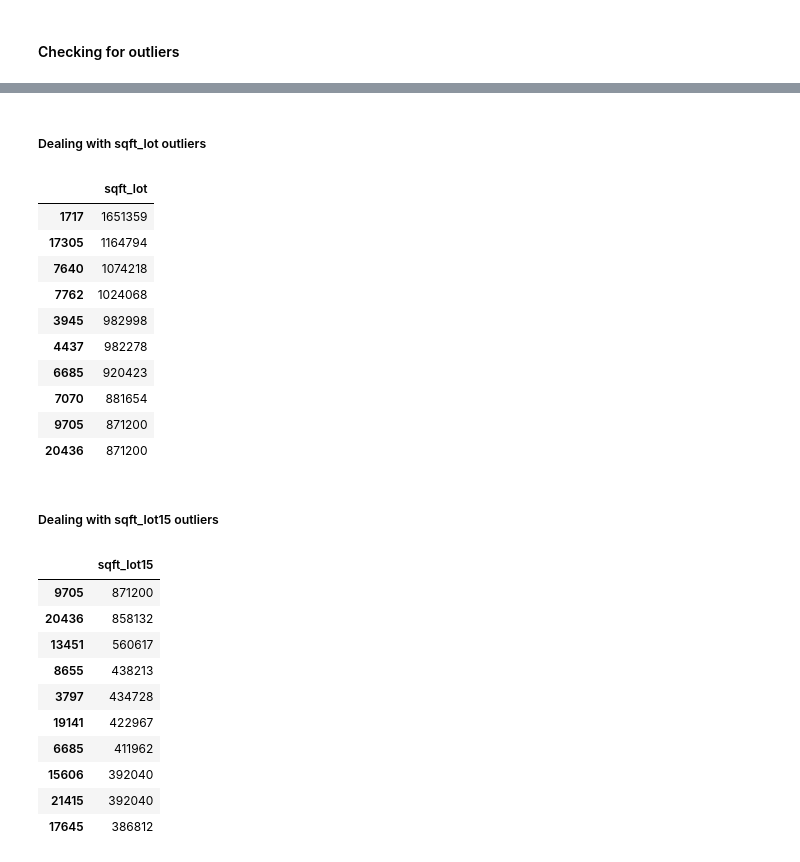
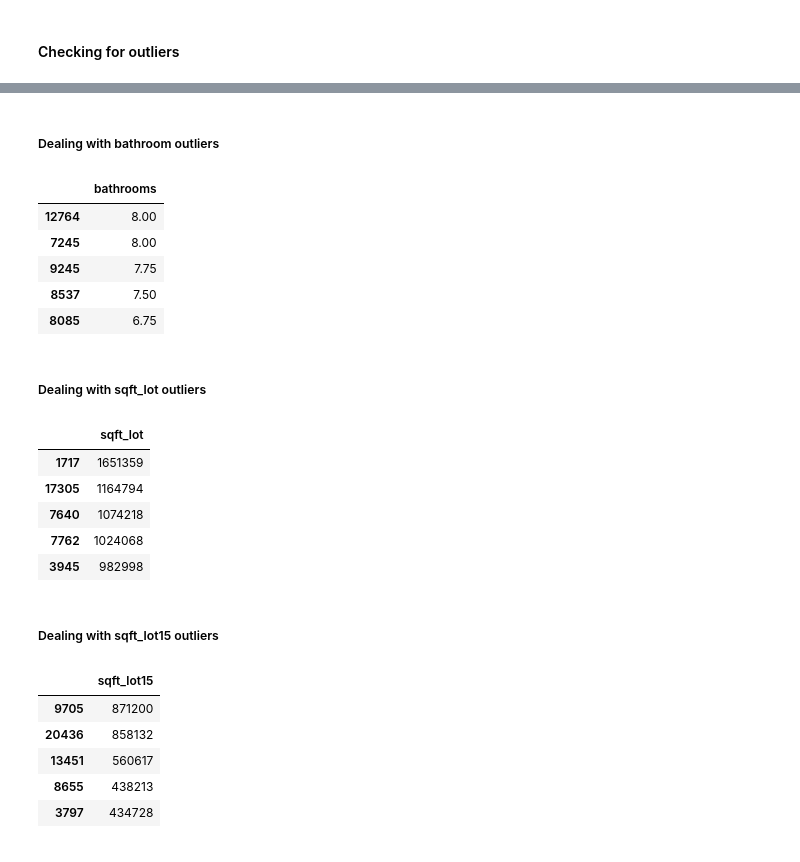
Before and after one commit to inesa-lisnic/flatiron-mod_1, a Jupyter notebook: data_cleaning.ipynb, the cells around one changed output, grey strips where cells are left out. Saved outputs shown, nothing was run; the diff lists cells and outputs as text; code cells hidden in the pictures.

```diff
--- a/data_cleaning.ipynb
+++ b/data_cleaning.ipynb
@@ -48,4 +48 @@ Extracting months and years from date column
-# %%
-df['month'] = df.date.map(lambda x: x.month)
-df['year'] = df.date.map(lambda x: x.year)
 # %% [markdown]
@@ -138,2 +158,0 @@ df.yr_renovated.fillna(0, inplace = True)
-# %%
-df['renovated'] = df.yr_renovated.map(lambda x: 0 if x == 0 else 1)
@@ -186,19 +201,29 @@ df.describe()
+# %%
+df.drop(labels = df.loc[df.bedrooms == df.bedrooms.max()].index, axis = 0, inplace=True)
+#removing top bedroom value
+# %% [markdown]
+##### Dealing with bathroom outliers
+# %%
+pd.DataFrame(df[['bathrooms']]).sort_values(by = 'bathrooms', ascending= False).head()
+#bathroom outlier already removed with bedroom outlier
+# %% [output]
+|  | bathrooms |
+| 12764 | 8.00 |
+| 7245 | 8.00 |
+| 9245 | 7.75 |
+| 8537 | 7.50 |
+| 8085 | 6.75 |
 # %% [markdown]
 ##### Dealing with sqft_lot outliers
 # %%
-pd.DataFrame(df[['sqft_lot']]).sort_values(by = 'sqft_lot', ascending= False).head(10)
+pd.DataFrame(df[['sqft_lot']]).sort_values(by = 'sqft_lot', ascending= False).head()
 #top value considerably larger than rest
 # %% [output]
 |  | sqft_lot |
 | 1717 | 1651359 |
 | 17305 | 1164794 |
 | 7640 | 1074218 |
 | 7762 | 1024068 |
 | 3945 | 982998 |
-| 4437 | 982278 |
-| 6685 | 920423 |
-| 7070 | 881654 |
-| 9705 | 871200 |
-| 20436 | 871200 |
 # %%
 df.drop(labels = df.loc[df.sqft_lot == df.sqft_lot.max()].index, axis = 0, inplace=True)
@@ -205,7 +231,7 @@ df.drop(labels = df.loc[df.sqft_lot == df.sqft_lot.max()].index, axis = 0, inpla
 # %% [markdown]
 ##### Dealing with sqft_lot15 outliers
 # %%
-pd.DataFrame(df[['sqft_lot15']]).sort_values(by = 'sqft_lot15', ascending= False).head(10)
+pd.DataFrame(df[['sqft_lot15']]).sort_values(by = 'sqft_lot15', ascending= False).head()
 #top three values are considerably larger than rest
 # %% [output]
 |  | sqft_lot15 |
@@ -214,11 +240,6 @@ pd.DataFrame(df[['sqft_lot15']]).sort_values(by = 'sqft_lot15', ascending= False
 | 13451 | 560617 |
 | 8655 | 438213 |
 | 3797 | 434728 |
-| 19141 | 422967 |
-| 6685 | 411962 |
-| 15606 | 392040 |
-| 21415 | 392040 |
-| 17645 | 386812 |
 # %%
 df.drop(labels = df.loc[df.sqft_lot15 == df.sqft_lot15.max()].index, axis = 0, inplace=True)
 df.drop(labels = df.loc[df.sqft_lot15 == df.sqft_lot15.max()].index, axis = 0, inplace=True)
```
Also changed, not shown: parts of 47 cells of this notebook.
